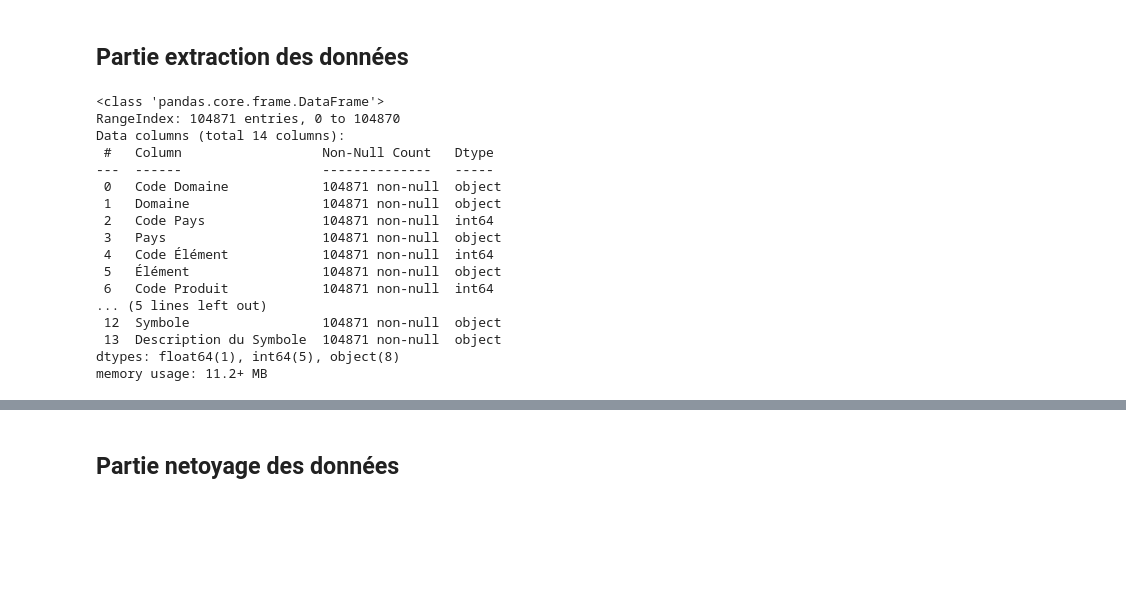
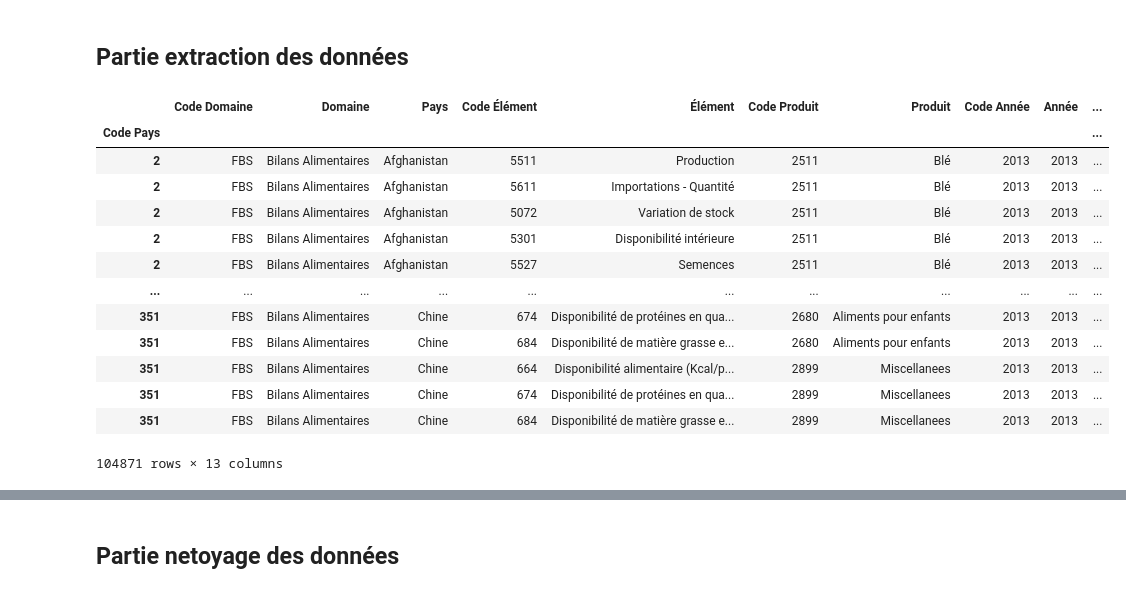
Before and after one commit to data-IA-2023/Groupe-3, a Jupyter notebook: briefs181223 - Mohammed.ipynb, the cells around one changed output, grey strips where cells are left out. Drawn from its saved outputs; the diff is of its cells as text; code cells hidden in the pictures; blank space fills up the shorter version.

```diff
--- a/briefs181223 - Mohammed.ipynb
+++ b/briefs181223 - Mohammed.ipynb
@@ -34,27 +34,23 @@ Les données FAO 2013 : https://github.com/remijul/dataset/tree/master/fao_2013
 # %%
 import pandas as pd
 import numpy as np
+#Chargement des données avec définition de l'index et changement des types des  dimensions
+chemein_BD_vegetal = "fao_2013/FAOSTAT_2013_vegetal.csv"
+FAOSTAT_2013_vegetal = pd.read_csv(chemein_BD_vegetal, sep=',',on_bad_lines='skip', index_col='Code Pays',dtype={'Code Élément': str,'Code Produit':str, 'Code Année':str})
 
-chemein_BD_vegetal = "fao_2013/FAOSTAT_2013_vegetal.csv"
-
-BD_vegetal = pd.read_csv(chemein_BD_vegetal, sep=',',on_bad_lines='skip')
-
-BD_vegetal.info()
+FAOSTAT_2013_vegetal
 # %% [output]
+|  | Code Domaine | Domaine | Pays | Code Élément | Élément | Code Produit | Produit | Code Année | Année | ... |
+| Code Pays |  |  |  |  |  |  |  |  |  | ... |
+| 2 | FBS | Bilans Alimentaires | Afghanistan | 5511 | Production | 2511 | Blé | 2013 | 2013 | ... |
+| 2 | FBS | Bilans Alimentaires | Afghanistan | 5611 | Importations - Quantité | 2511 | Blé | 2013 | 2013 | ... |
+| 2 | FBS | Bilans Alimentaires | Afghanistan | 5072 | Variation de stock | 2511 | Blé | 2013 | 2013 | ... |
+| 2 | FBS | Bilans Alimentaires | Afghanistan | 5301 | Disponibilité intérieure | 2511 | Blé | 2013 | 2013 | ... |
+| 2 | FBS | Bilans Alimentaires | Afghanistan | 5527 | Semences | 2511 | Blé | 2013 | 2013 | ... |
+| ... | ... | ... | ... | ... | ... | ... | ... | ... | ... | ... |
+| 351 | FBS | Bilans Alimentaires | Chine | 674 | Disponibilité de protéines en qua... | 2680 | Aliments pour enfants | 2013 | 2013 | ... |
+| 351 | FBS | Bilans Alimentaires | Chine | 684 | Disponibilité de matière grasse e... | 2680 | Aliments pour enfants | 2013 | 2013 | ... |
+| 351 | FBS | Bilans Alimentaires | Chine | 664 | Disponibilité alimentaire (Kcal/p... | 2899 | Miscellanees | 2013 | 2013 | ... |
+| 351 | FBS | Bilans Alimentaires | Chine | 674 | Disponibilité de protéines en qua... | 2899 | Miscellanees | 2013 | 2013 | ... |
+| 351 | FBS | Bilans Alimentaires | Chine | 684 | Disponibilité de matière grasse e... | 2899 | Miscellanees | 2013 | 2013 | ... |
-<class 'pandas.core.frame.DataFrame'>
-RangeIndex: 104871 entries, 0 to 104870
-Data columns (total 14 columns):
- #   Column                  Non-Null Count   Dtype
----  ------                  --------------   -----
- 0   Code Domaine            104871 non-null  object
- 1   Domaine                 104871 non-null  object
- 2   Code Pays               104871 non-null  int64
- 3   Pays                    104871 non-null  object
- 4   Code Élément            104871 non-null  int64
- 5   Élément                 104871 non-null  object
- 6   Code Produit            104871 non-null  int64
-... (5 lines left out)
- 12  Symbole                 104871 non-null  object
- 13  Description du Symbole  104871 non-null  object
-dtypes: float64(1), int64(5), object(8)
-memory usage: 11.2+ MB
+104871 rows × 13 columns
```
Also changed, not shown: parts of 7 cells of this notebook, 1 other file.
